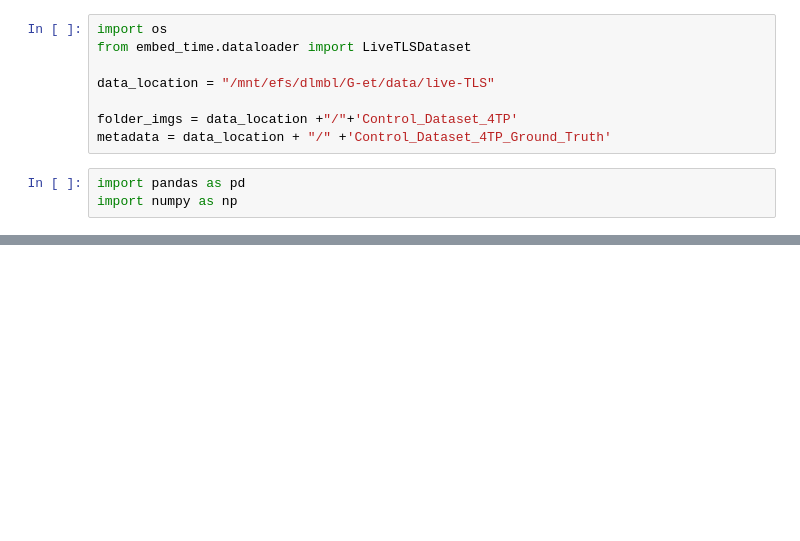
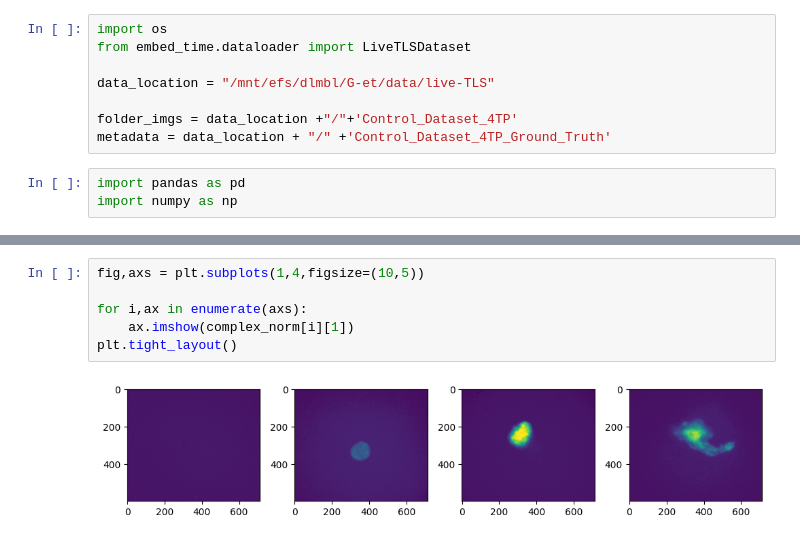
Before and after one commit to Cryaaa/embed_time, a Jupyter notebook: notebooks/time_series_subgroup/dataloader_test.ipynb, the cells around one changed output, grey strips where cells are left out. Saved outputs shown, nothing was run; the diff lists cells and outputs as text; blank space fills up the shorter version.

```diff
--- a/notebooks/time_series_subgroup/dataloader_test.ipynb
+++ b/notebooks/time_series_subgroup/dataloader_test.ipynb
@@ -57,0 +123,8 @@ ax[1].imshow(output_img[tp][1])
+# %%
+fig,axs = plt.subplots(1,4,figsize=(10,5))
+
+for i,ax in enumerate(axs):
+    ax.imshow(complex_norm[i][1])
+plt.tight_layout()
+# %% [output]
+[figure, added]
```
Also changed, not shown: parts of 17 cells of this notebook, 2 other files.
